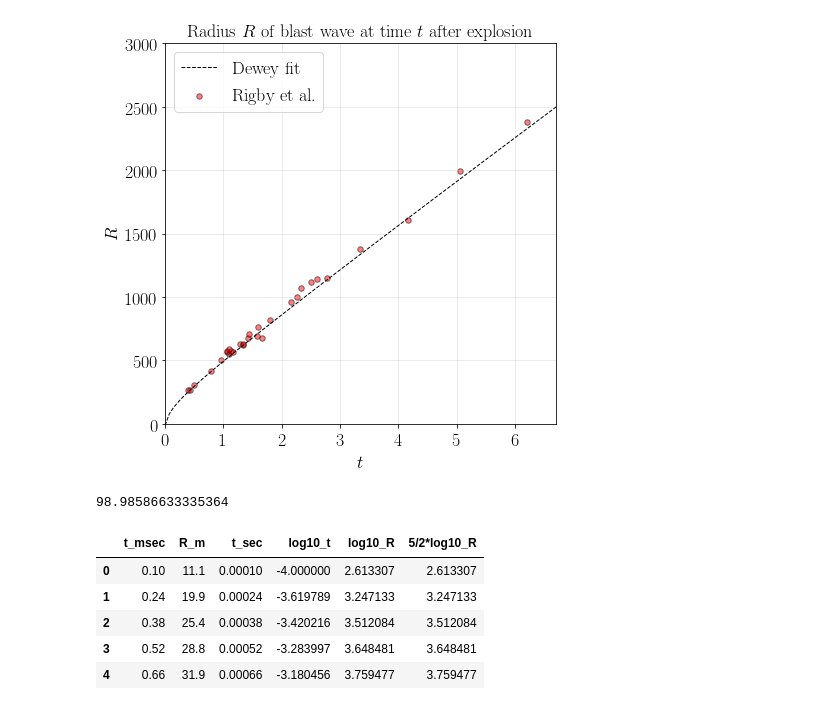
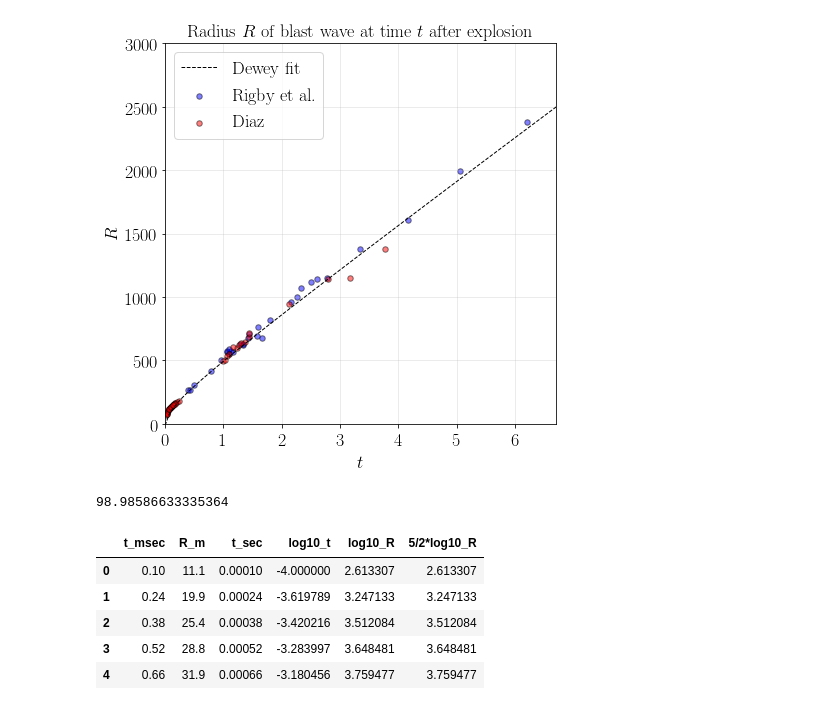
Before and after one commit to jsdiazpo/Physics-Digressions, a Jupyter notebook: Beirut-Explosion-JDewey.ipynb, the cells around one changed output. Saved outputs shown, nothing was run; the diff lists cells and outputs as text; code cells hidden in the pictures.

```diff
--- a/Beirut-Explosion-JDewey.ipynb
+++ b/Beirut-Explosion-JDewey.ipynb
@@ -28,15 +33,12 @@ data_source = ['Diaz', 'Rigby et al.']
 df_beirut = pd.DataFrame()
 dfs = []
 for name in data_source:
-    df_tmp = pd.read_excel('data/Beirut.xlsx', sheet_name=name, usecols='A:D')
+    df_tmp = pd.read_excel('data/Beirut_Explosion.xlsx', sheet_name=name, usecols='A:D')
     e0 = df_tmp['Yield (kt)'][0]*kt2j
     df_tmp['Source']   = [name]*len(df_tmp)
     df_tmp['Test']     = ['Beirut']*len(df_tmp)
     df_tmp['Yield']    = [df_tmp['Yield (kt)'][0]]*len(df_tmp)
     del df_tmp['Yield (kt)']
-#     R0 = (e0 / P0)**(1/3)
-#     df_tmp['x_scaled'] = df_tmp['t (s)'].apply(lambda x: np.log10(x*a0/R0))
-#     df_tmp['y_scaled'] = df_tmp['R (m)'].apply(lambda x: np.log10(x/R0))
     df_beirut = pd.concat([df_beirut, df_tmp], axis=0, ignore_index=True)
     dfs.append(df_tmp)
 # %%
@@ -67,25 +58,41 @@ def R_T(t):
 # %%
 fig, ax = plt.subplots()
 fig.set_size_inches(7, 7)
 xmin, xmax = 0, 6.7
 ymin, ymax = 0, 3000
 
 t_axis = np.linspace(0, 7, 100)
 
-ax.scatter(dfs[1]['t (s)'], dfs[1]['R (m)'], s=30, marker='o', color='r', edgecolor='k', alpha=.5, label='Rigby et al.')
+ax.scatter(dfs[1]['t (s)'], dfs[1]['R (m)'], s=30, marker='o', color='b', edgecolor='k', alpha=.5, label='Rigby et al.')
+ax.scatter(dfs[0]['t (s)'], dfs[0]['R (m)'], s=30, marker='o', color='r', edgecolor='k', alpha=.5, label='Diaz')
 ax.plot(t_axis, R_T(t_axis), 'k--', linewidth=1, label='Dewey fit')
 ax.set(xlim=[xmin, xmax], ylim=[ymin, ymax],
 #        xscale='log', yscale='log',
        xlabel=r'$t$', ylabel=r'$R$',
        title=r'Radius $R$ of blast wave at time $t$ after explosion')
 ax.grid(zorder=-1, alpha=.5, linewidth=0.5)
 ax.legend(loc='upper left');
 # %% [output]
-[figure, old version]
+[figure, new version]
-# %%
-R_T(0.10)
-# %% [output]
-98.98586633335364
+# %%
+fig, ax = plt.subplots()
+fig.set_size_inches(7, 7)
+xmin, xmax = 0, 6.7
+ymin, ymax = 0, 3000
+
+t_axis = np.linspace(0, 7, 100)
+
+ax.scatter(dfs[1]['t (s)'], dfs[1]['R (m)'], s=30, marker='o', color='b', edgecolor='k', alpha=.5, label='Rigby et al.')
+ax.scatter(dfs[0]['t (s)'], dfs[0]['R (m)'], s=30, marker='o', color='r', edgecolor='k', alpha=.5, label='Diaz')
+ax.plot(t_axis, R_T(t_axis), 'k--', linewidth=1, label='Dewey fit')
+ax.set(xlim=[xmin, xmax], ylim=[ymin, ymax],
+#        xscale='log', yscale='log',
+       xlabel=r'$t$', ylabel=r'$R$',
+       title=r'Radius $R$ of blast wave at time $t$ after explosion')
+ax.grid(zorder=-1, alpha=.5, linewidth=0.5)
+ax.legend(loc='upper left');
+# %% [output]
+98.98586633335364
 # %%
 df = pd.read_csv('data/GITaylor_Trinity_data.csv')
 # %%
```
Also changed, not shown: parts of 2 cells of this notebook.
